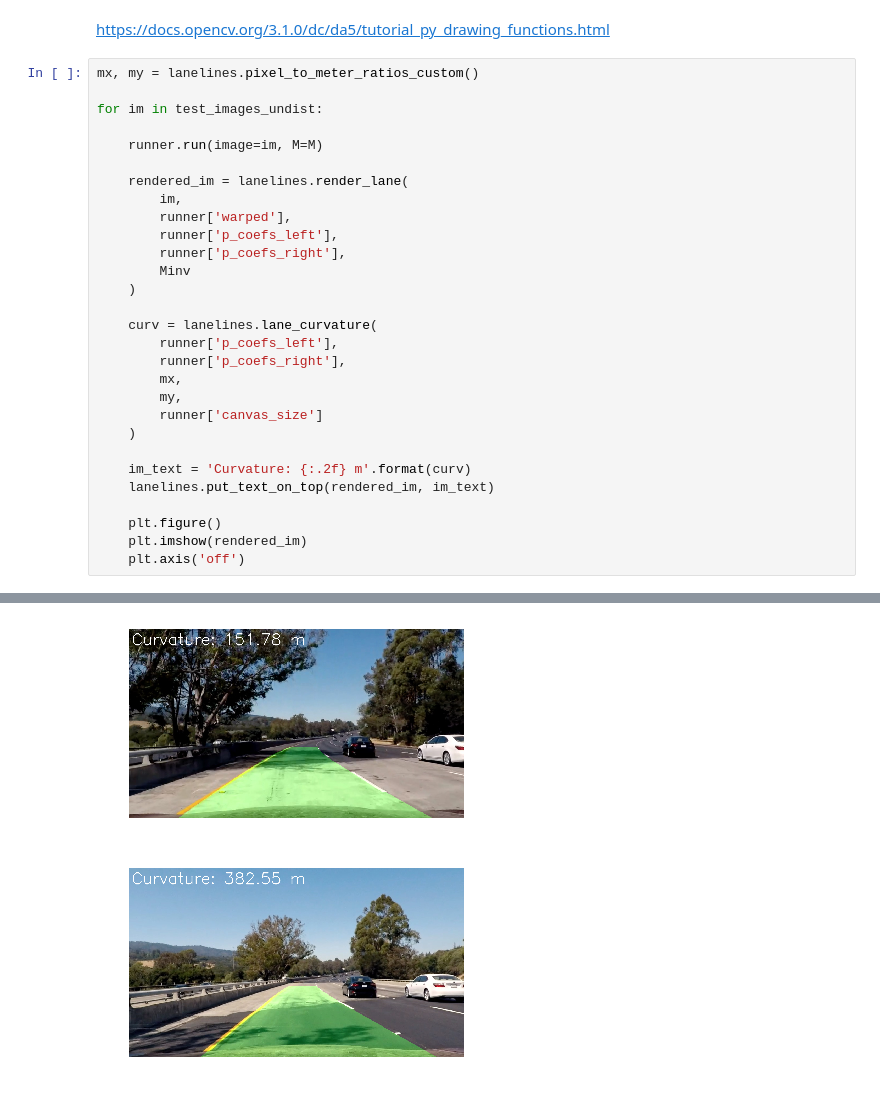
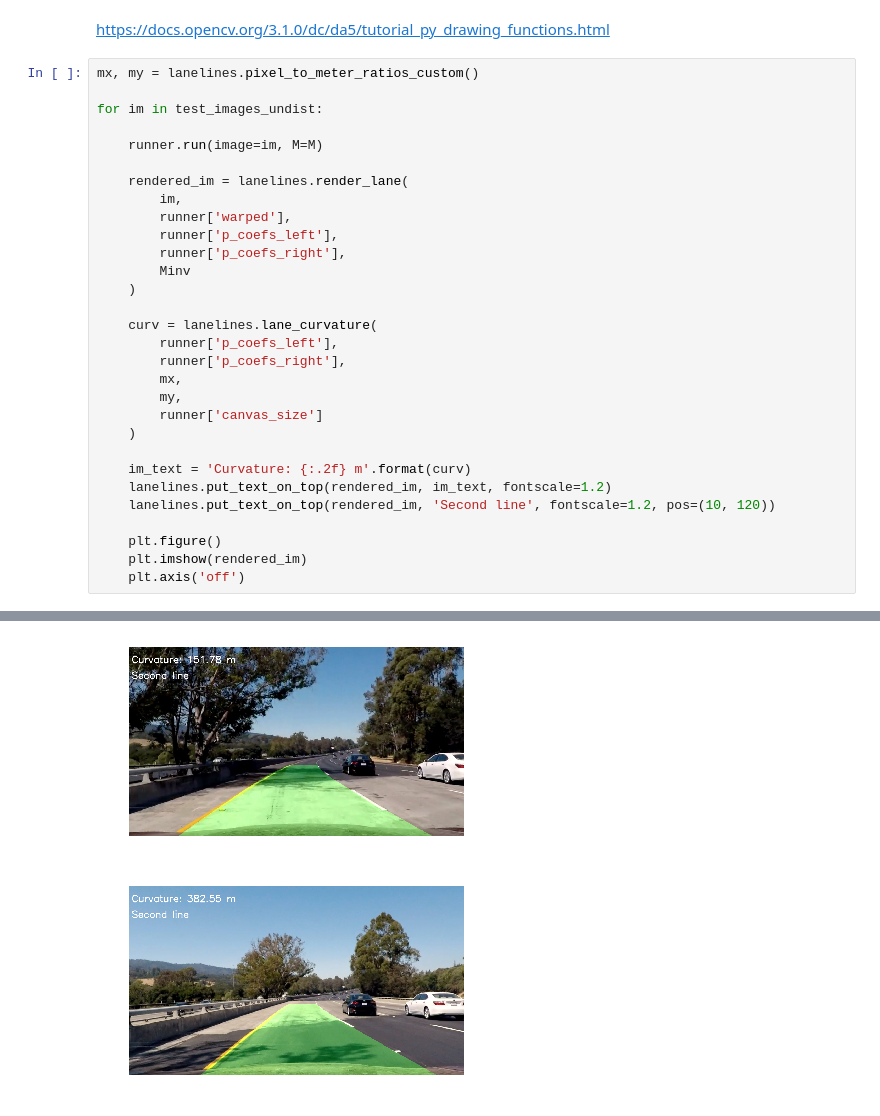
Before and after one commit to semeniuta/CarND-Advanced-Lane-Lines, a Jupyter notebook: 10_drawtext.ipynb, the cells around one changed output, grey strips where cells are left out. Cells and saved outputs as stored; diff of their text form.

```diff
--- a/10_drawtext.ipynb
+++ b/10_drawtext.ipynb
@@ -70,7 +70,8 @@ for im in test_images_undist:
     )
 
     im_text = 'Curvature: {:.2f} m'.format(curv)
-    lanelines.put_text_on_top(rendered_im, im_text)
+    lanelines.put_text_on_top(rendered_im, im_text, fontscale=1.2)
+    lanelines.put_text_on_top(rendered_im, 'Second line', fontscale=1.2, pos=(10, 120))
 
     plt.figure()
     plt.imshow(rendered_im)
@@ -80,2 +81,2 @@ for im in test_images_undist:
-[figure, old version]
+[figure, new version]
-[figure, old version]
+[figure, new version]
```
Also changed, not shown: parts of 1 cell of this notebook, 3 other files.
